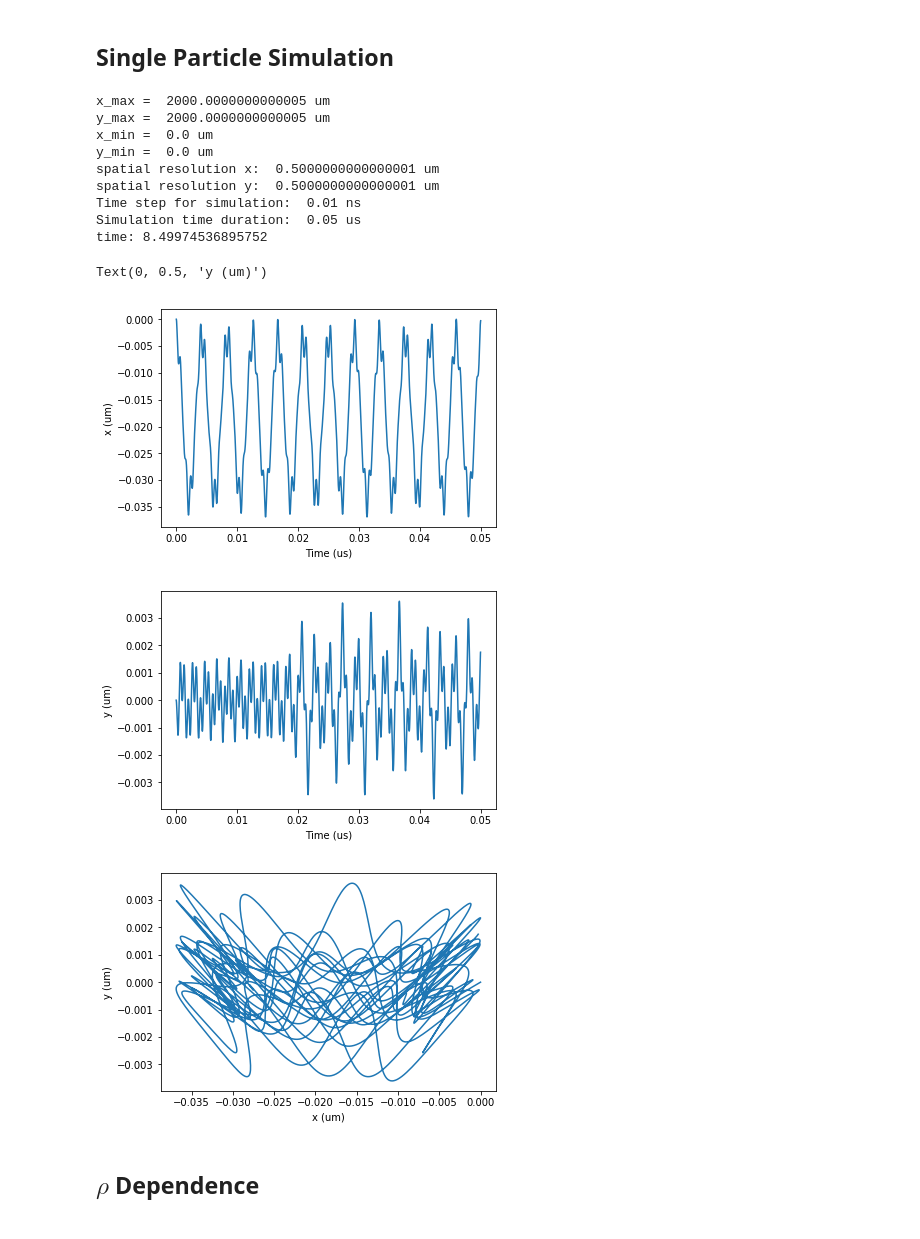
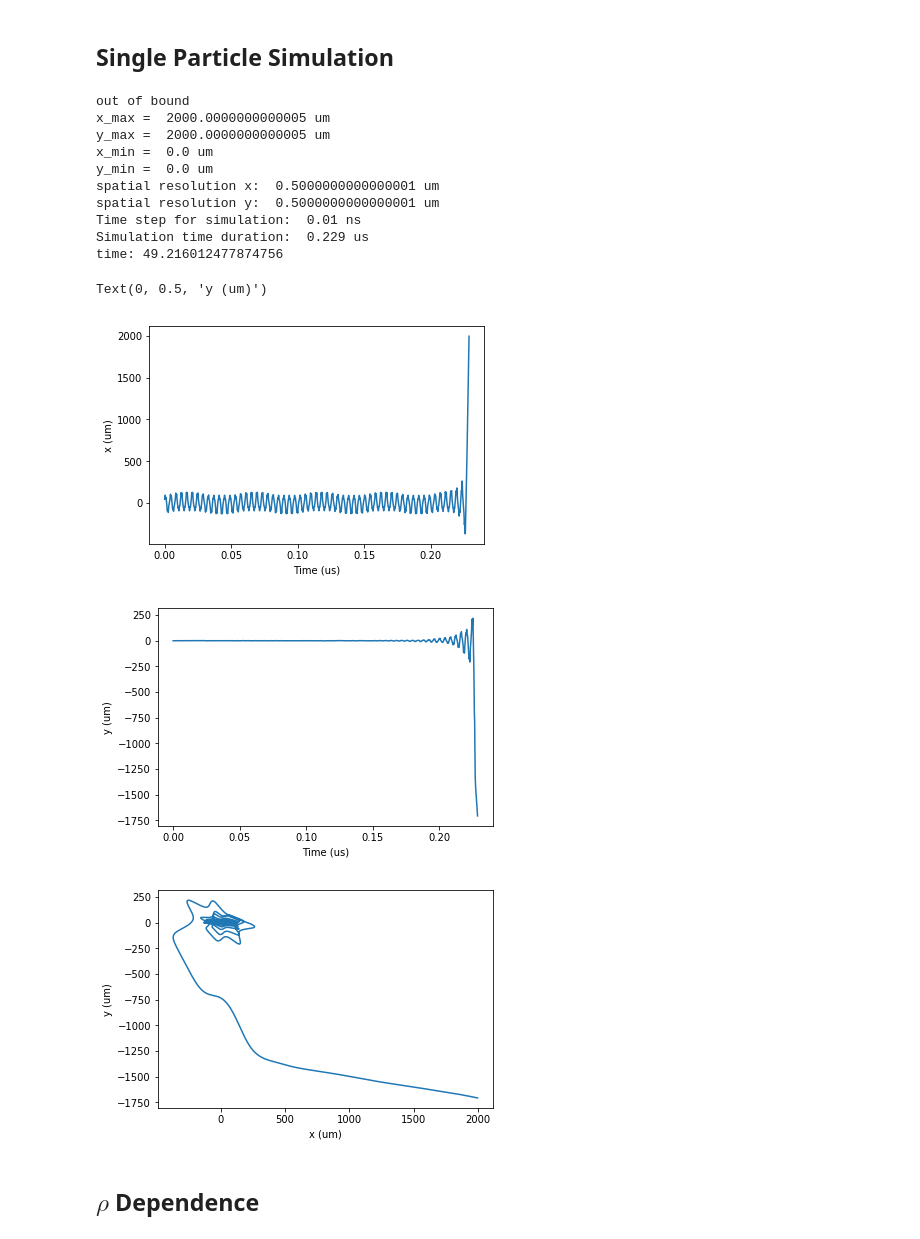
Before and after one commit to HaeffnerLab/Electron-Trap-Design-Testing, a Jupyter notebook: 500nm_quarter_sim1.ipynb, the cells around one changed output. Cells and saved outputs as stored; diff of their text form; code cells hidden in the pictures.

```diff
--- a/500nm_quarter_sim1.ipynb
+++ b/500nm_quarter_sim1.ipynb
@@ -232,13 +232,13 @@ Micro-motion relative amplitude:  0.06115725100812718
 start = time.time()
 # simulation configuration
 dt = 1.0e-11 #s
-t_max = 5.0e-8 # maximum time duration of the simulation
+t_max = 50.0e-8 # maximum time duration of the simulation
 
 T = 300.0 # kelvin
-rou = 0.0 # distance from initial position to the trap center
-phi = np.pi/2 # direction of initial position vector
-#v = np.sqrt(2*kB*T/m) #speed
-v = 0.0
+rou = 45.0e-6 # distance from initial position to the trap center
+phi = 0.0 # direction of initial position vector
+v = np.sqrt(2*kB*T/m) #speed
+#v = 0.0
 theta = 0.0 # direction of initial velocity
 
 electron_pos=np.array([rou*np.cos(phi), rou*np.sin(phi)])
@@ -271,38 +271,39 @@ print("y_min = ", y_min*1.0e6, "um")
 print("spatial resolution x: ", dx*1.0e6, "um")
 print("spatial resolution y: ", dy*1.0e6, "um")
 print("Time step for simulation: ", dt*1.0e9, "ns")
 print("Simulation time duration: ", round(t*1.0e6, 3), "us")
 end = time.time()
 print("time:", end-start)
 
 plt.figure()
 plt.plot(t_s*1.0e6, x_traj*1.0e6)
 plt.xlabel("Time (us)")
 plt.ylabel("x (um)")
 
 plt.figure()
 plt.plot(t_s*1.0e6, y_traj*1.0e6)
 plt.xlabel("Time (us)")
 plt.ylabel("y (um)")
 
 plt.figure()
 plt.plot(x_traj*1.0e6, y_traj*1.0e6)
 plt.xlabel("x (um)")
 plt.ylabel("y (um)")
 # %% [output]
+out of bound
 x_max =  2000.0000000000005 um
 y_max =  2000.0000000000005 um
 x_min =  0.0 um
 y_min =  0.0 um
 spatial resolution x:  0.5000000000000001 um
 spatial resolution y:  0.5000000000000001 um
 Time step for simulation:  0.01 ns
-Simulation time duration:  0.05 us
-time: 8.49974536895752
+Simulation time duration:  0.229 us
+time: 49.216012477874756
 Text(0, 0.5, 'y (um)')
-[figure, old version]
+[figure, new version]
-[figure, old version]
+[figure, new version]
-[figure, old version]
+[figure, new version]
 # %% [markdown]
 ## $\rho$ Dependence
 # %%
```
Also changed, not shown: 12 other files.
